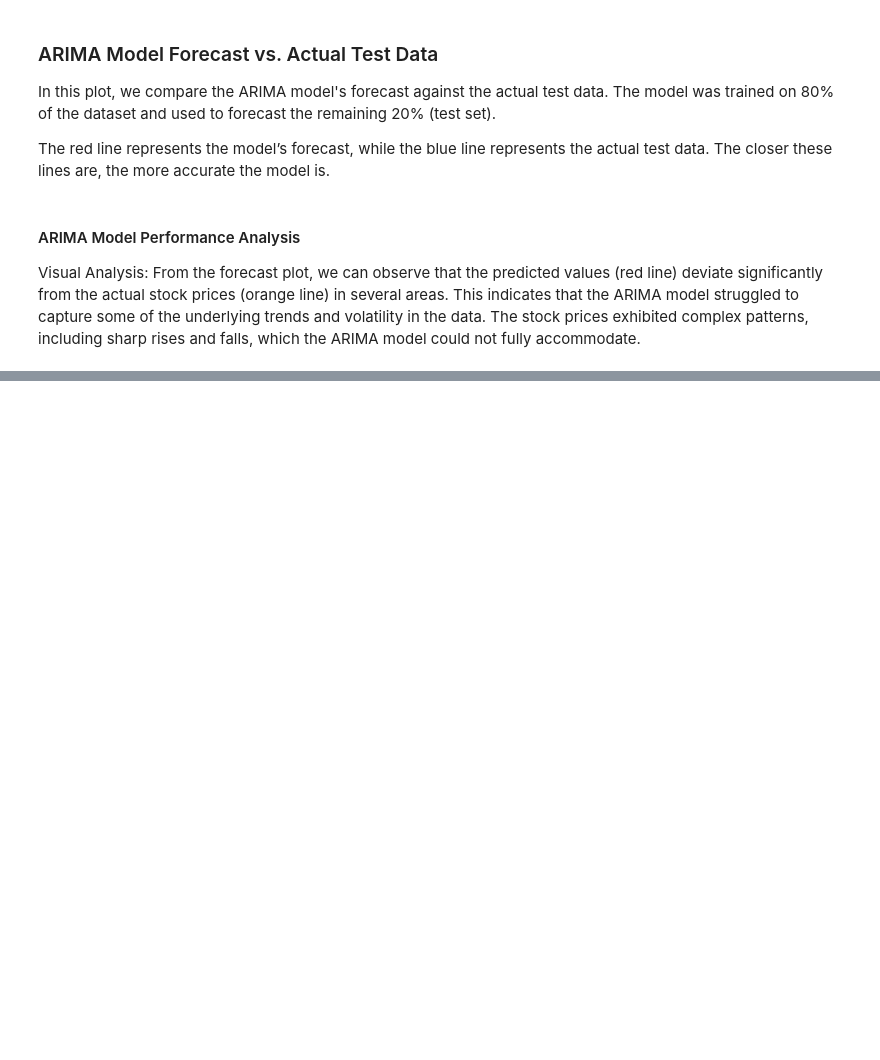
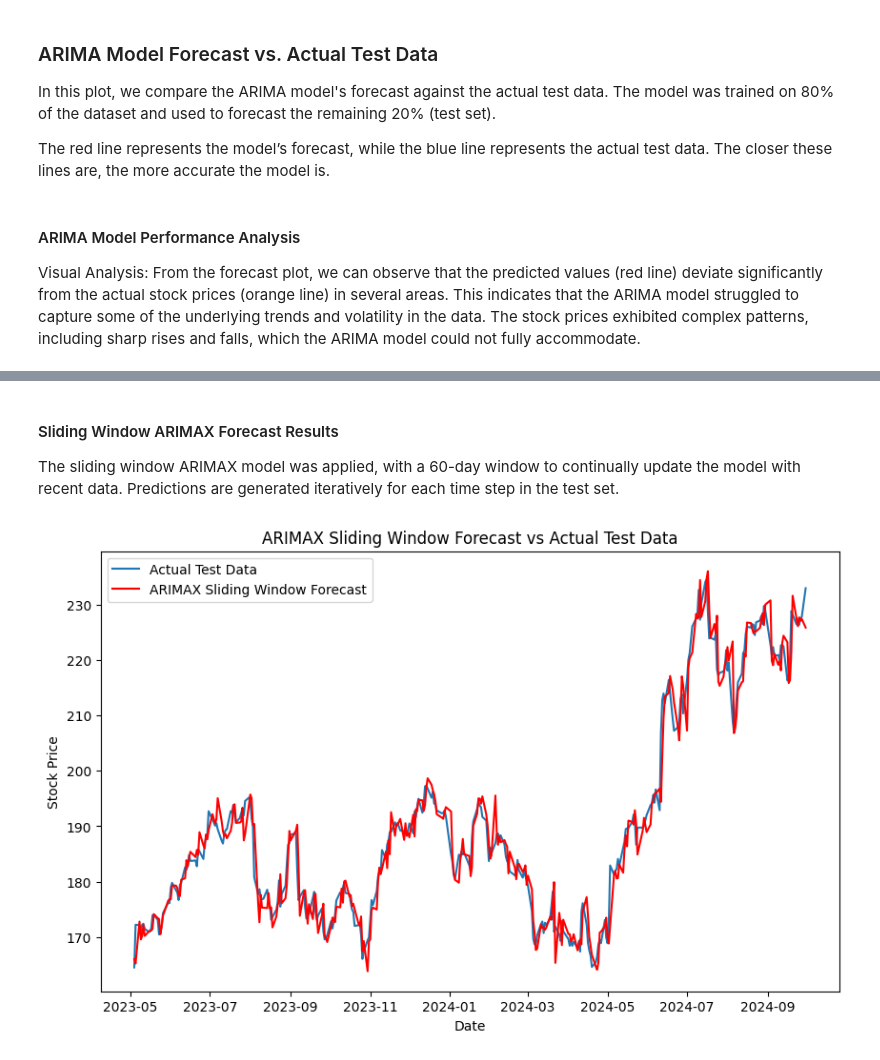
Before and after one commit to ongbernice/DSE4212-Financial-Time-Series-Analysis, a Jupyter notebook: src/eda.ipynb, the cells around one changed output, grey strips where cells are left out. Saved outputs shown, nothing was run; the diff lists cells and outputs as text; code cells hidden in the pictures; blank space fills up the shorter version.

```diff
--- a/src/eda.ipynb
+++ b/src/eda.ipynb
@@ -363,0 +376,46 @@ MAE as percentage of average price: 12.48939852542213%
+# %%
+# Initialize parameters
+
+# The 60-day window size is a reasonable one as it provides roughly two months of recent data to capture short-term trends while maintaining adaptability to new patterns
+window_size = 60
+#  Based on prior ARIMA analysis, fine-tuned with grid search
+p, d, q = 1, 1, 2
+# %%
+# This model will re-train on each 60-day window to better predict the next data point.
+# Lists to store predictions
+predictions = []
+
+# Iterate over the test set with a sliding window
+for i in range(len(y_test)):
+    # Define training data for the current window
+    X_window = pd.concat([X_train, X_test.iloc[:i]]).iloc[-window_size:]
+    y_window = pd.concat([y_train, y_test.iloc[:i]]).iloc[-window_size:]
+
+    # Fit the ARIMAX model on the window
+    model = ARIMA(endog=y_window, exog=X_window, order=(p, d, q))
+    model_fit = model.fit()
+
+    # Forecast the next step using the current window model
+    forecast = model_fit.forecast(steps=1, exog=X_test.iloc[i:i+1])
+
+    # Store the prediction
+    predictions.append(forecast.values[0])
+
+# Inverse transformation for better interpretability
+y_test_unscaled = scaler_y.inverse_transform(y_test)
+predictions_unscaled = scaler_y.inverse_transform(np.array(predictions).reshape(-1, 1))
+# %% [markdown]
+#### Sliding Window ARIMAX Forecast Results
+
+The sliding window ARIMAX model was applied, with a 60-day window to continually update the model with recent data. Predictions are generated iteratively for each time step in the test set.
+# %%
+plt.figure(figsize=(10, 6))
+plt.plot(y.index[ntrain:], y_test_unscaled, label='Actual Test Data')
+plt.plot(y.index[ntrain:], predictions_unscaled, color='red', label='ARIMAX Sliding Window Forecast')
+plt.title('ARIMAX Sliding Window Forecast vs Actual Test Data')
+plt.xlabel('Date')
+plt.ylabel('Stock Price')
+plt.legend()
+plt.show()
+# %% [output]
+[figure, added]
```
Also changed, not shown: parts of 13 cells of this notebook.
